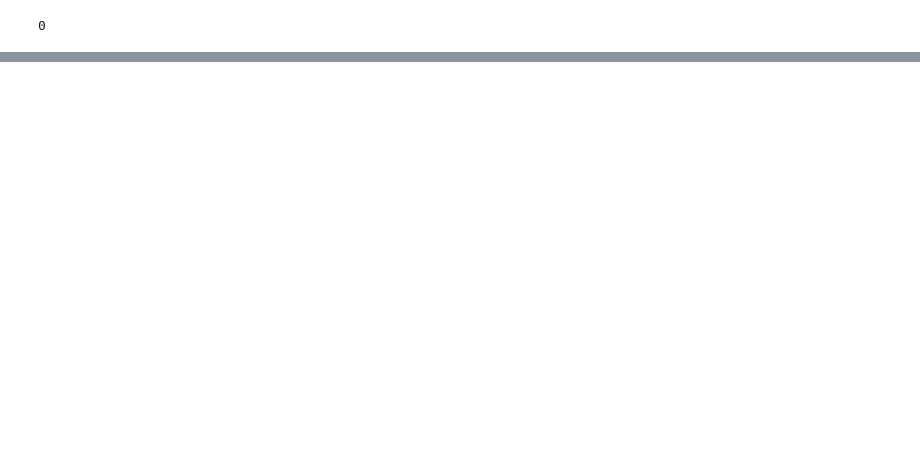
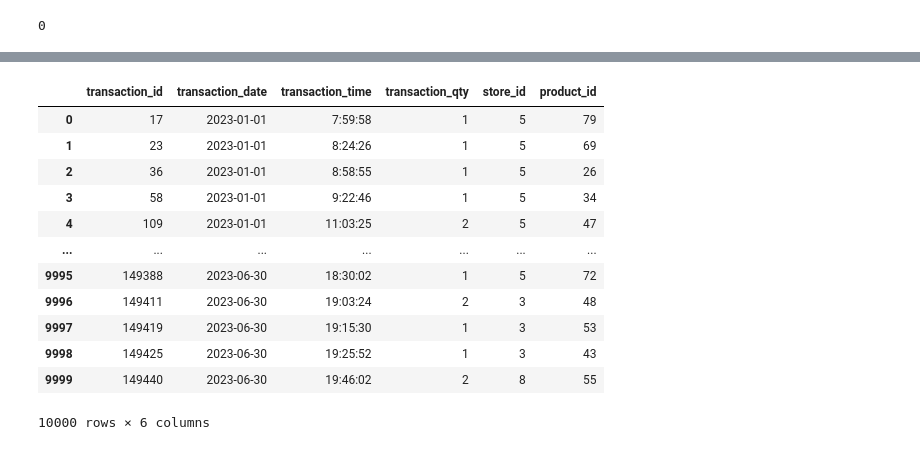
Before and after one commit to qianshupeng/dsci551-project, a Jupyter notebook: code/Untitled.ipynb, the cells around one changed output, grey strips where cells are left out. Saved outputs shown, nothing was run; the diff lists cells and outputs as text; code cells hidden in the pictures; blank space fills up the shorter version.

```diff
--- a/code/Untitled.ipynb
+++ b/code/Untitled.ipynb
@@ -42,0 +146,2 @@ cursor.execute("create database if not exists testing2;")
+# %%
+transactions['transaction_date'] = pd.to_datetime(transactions['transaction_date'], format='%m/%d/%Y').dt.strftime('%Y-%m-%d')
@@ -42,0 +154,17 @@ cursor.execute("create database if not exists testing2;")
+# %%
+transactions = transactions.drop_duplicates()
+transactions
+# %% [output]
+|  | transaction_id | transaction_date | transaction_time | transaction_qty | store_id | product_id |
+| 0 | 17 | 2023-01-01 | 7:59:58 | 1 | 5 | 79 |
+| 1 | 23 | 2023-01-01 | 8:24:26 | 1 | 5 | 69 |
+| 2 | 36 | 2023-01-01 | 8:58:55 | 1 | 5 | 26 |
+| 3 | 58 | 2023-01-01 | 9:22:46 | 1 | 5 | 34 |
+| 4 | 109 | 2023-01-01 | 11:03:25 | 2 | 5 | 47 |
+| ... | ... | ... | ... | ... | ... | ... |
+| 9995 | 149388 | 2023-06-30 | 18:30:02 | 1 | 5 | 72 |
+| 9996 | 149411 | 2023-06-30 | 19:03:24 | 2 | 3 | 48 |
+| 9997 | 149419 | 2023-06-30 | 19:15:30 | 1 | 3 | 53 |
+| 9998 | 149425 | 2023-06-30 | 19:25:52 | 1 | 3 | 43 |
+| 9999 | 149440 | 2023-06-30 | 19:46:02 | 2 | 8 | 55 |
+10000 rows × 6 columns
```
Also changed, not shown: parts of 25 cells of this notebook, 22 other files.
